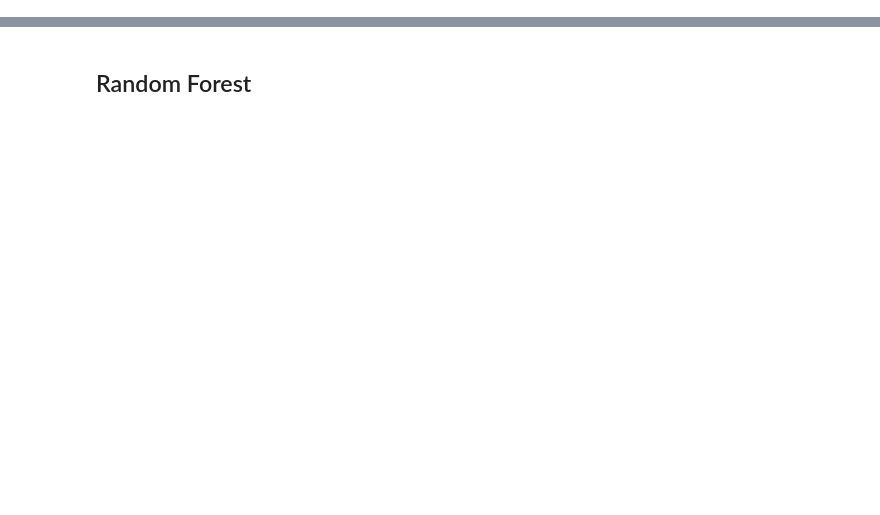
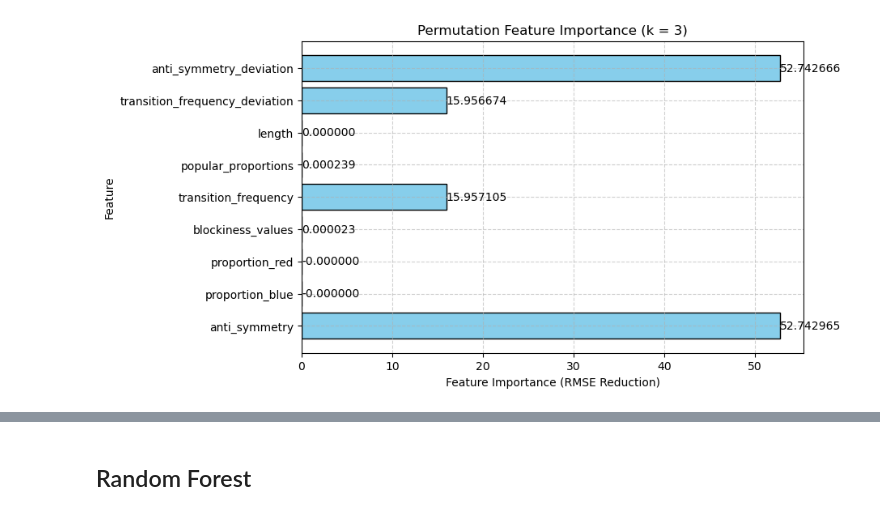
Before and after one commit to tebogodk87/Monochromatic-Arithmetic-Progressions, a Jupyter notebook: Length_3_training.ipynb, the cells around one changed output, grey strips where cells are left out. Drawn from its saved outputs; the diff is of its cells as text; code cells hidden in the pictures; blank space fills up the shorter version.

```diff
--- a/Length_3_training.ipynb
+++ b/Length_3_training.ipynb
@@ -48,0 +135,83 @@ train_data['length_constant'] =  length_constant
+# %%
+# Dictionary to store test data
+test_data_dict = {}
+for k, filename in test_files.items():
+    test_data_dict[k] = pd.read_csv(filename).drop(columns=['Unnamed: 0'])
+
+# Loop through each test dataset, training a separate model for each k
+for k, test_data in test_data_dict.items():
+    train_data_k = train_data.copy()
+
+    # Separate features and target variable
+    X_train = train_data_k.drop(columns=['fractions'])
+    y_train = train_data_k['fractions']
+
+    X_test = test_data.drop(columns=['fractions'])
+    y_test = test_data['fractions']
+
+    # Scale 'length' feature
+    scaler = MinMaxScaler()
+    X_train['length'] = scaler.fit_transform(X_train[['length']])  # Fit on train set
+    X_test['length'] = scaler.transform(X_test[['length']])  # Transform test set
+
+    # Train a new model for k
+    model = LinearRegression()
+    model.fit(X_train, y_train)
+
+    # Predictions
+    y_pred = model.predict(X_test)
+
+    # Compute RMSE, MSE, and R²
+    mse = mean_squared_error(y_test, y_pred)
+    r2 = r2_score(y_test, y_pred)
+    rmse = np.sqrt(mse)
+
+    # Compute Baseline RMSE
+    y_baseline = np.full_like(y_test, 1 / (2 ** (k - 1)))  # Baseline prediction
+    baseline_rmse = np.sqrt(mean_squared_error(y_test, y_baseline))
+
+    # Compute Permutation Feature Importance using RMSE
+    perm_importance = permutation_importance(model, X_test, y_test,
+                                             scoring="neg_root_mean_squared_error",
+                                             random_state=42)
+
+    feature_importance_values = perm_importance.importances_mean  # Mean importance per feature
+    feature_names = X_train.columns
+
+    # Print feature importances
+    print(f"\n--- Feature Importance for k = {k} ---")
+    for feature, importance in zip(feature_names, feature_importance_values):
+        print(f"{feature}: {importance:.6f}")
+
+    # Plot Feature Importance with values on bars
+    plt.figure(figsize=(8, 5))
+    bars = plt.barh(feature_names, feature_importance_values, color='skyblue', edgecolor='black')
+
+    for bar, importance in zip(bars, feature_importance_values):
+        plt.text(bar.get_width() + 0.0001, bar.get_y() + bar.get_height()/2, f'{importance:.6f}',
+                 va='center', ha='left', fontsize=10)
+
+    plt.xlabel("Feature Importance (RMSE Reduction)")
+    plt.ylabel("Feature")
+    plt.title(f"Permutation Feature Importance (k = {k})")
+    plt.grid(True, linestyle='--', alpha=0.6)
+    plt.show()
+
+    # Scatter Plot of Predictions vs. Actual Values
+    plt.figure(figsize=(6, 6))
+    plt.scatter(y_test, y_pred, alpha=0.6, color='blue', edgecolor='black')
+    plt.plot([min(y_test), max(y_test)], [min(y_test), max(y_test)], '--', color='red', label="Perfect Fit")
+    plt.xlabel("Actual Values")
+    plt.ylabel("Predicted Values")
+    plt.title(f"Predicted vs Actual (k = {k})")
+    plt.legend()
+    plt.grid(True, linestyle='--', alpha=0.6)
+    plt.show()
+
+    # Print results for this k
+    print(f"\n--- Results for k = {k} ---")
+    print(f"  MSE: {mse:.6f}")
+    print(f"  RMSE: {rmse:.6f}")
+    print(f"  R²: {r2:.6f}")
+    print(f"  Baseline RMSE: {baseline_rmse:.6f}")
+# %% [output]
@@ -48,0 +228 @@ train_data['length_constant'] =  length_constant
+[figure, added]
```
Also changed, not shown: parts of 58 cells of this notebook, 2 other files.
